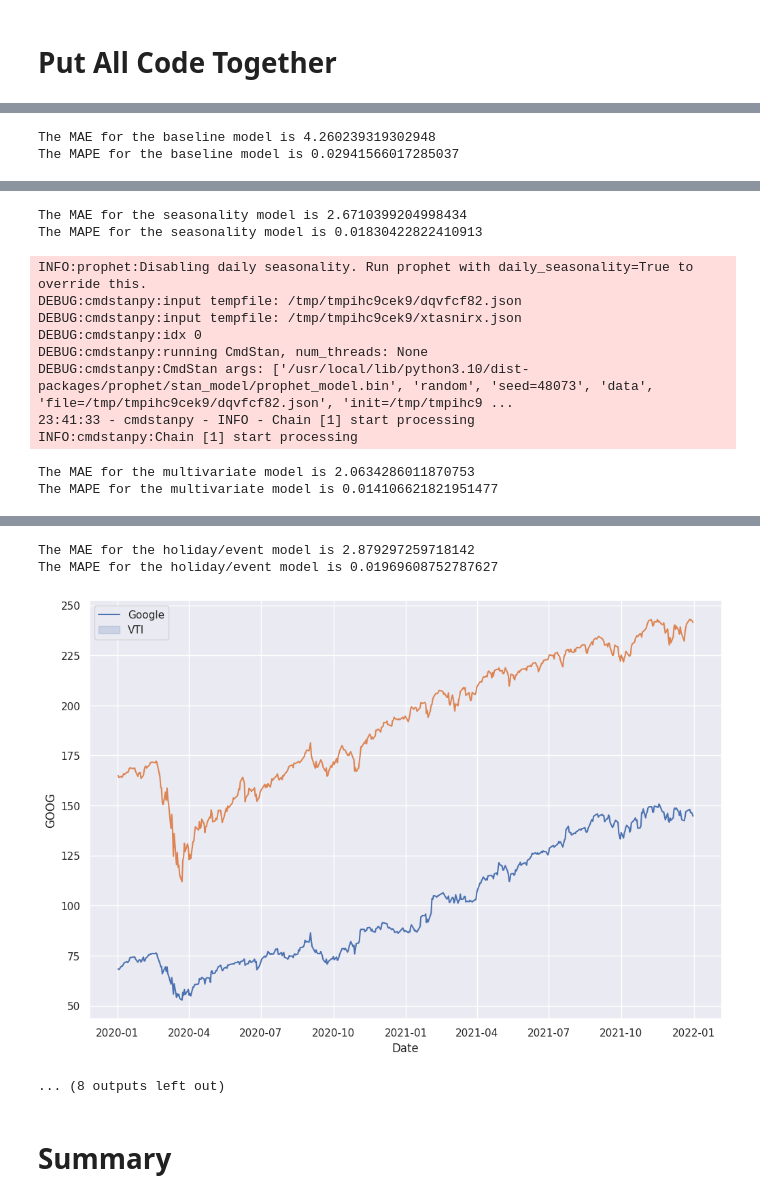
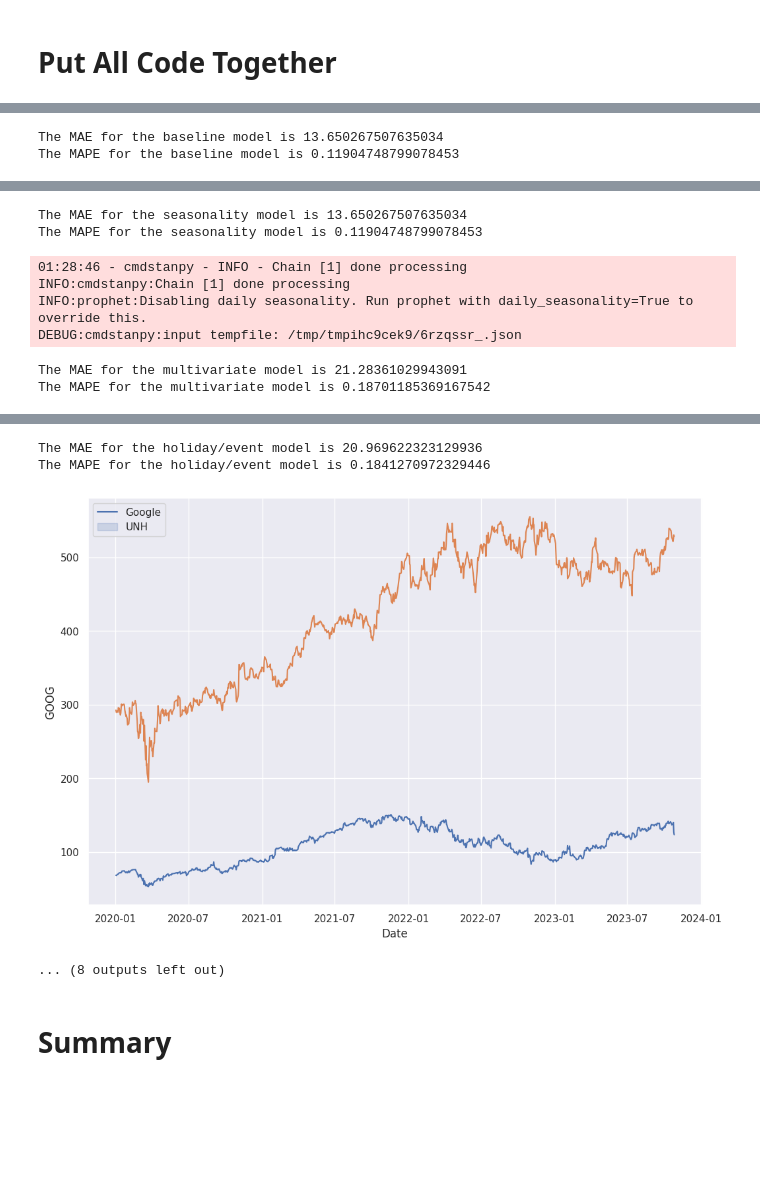
Before and after one commit to HowardHNguyen/ML_DL_Time_Series_by_Python, a Jupyter notebook: Multivariate_Time_Series_Forecasting_with_Seasonality_and_Holiday_Effect_Using_Prophet_in_Python.ipynb, the cells around one changed output, grey strips where cells are left out. Saved outputs shown, nothing was run; the diff lists cells and outputs as text; code cells hidden in the pictures; blank space fills up the shorter version.

```diff
--- a/Multivariate_Time_Series_Forecasting_with_Seasonality_and_Holiday_Effect_Using_Prophet_in_Python.ipynb
+++ b/Multivariate_Time_Series_Forecasting_with_Seasonality_and_Holiday_Effect_Using_Prophet_in_Python.ipynb
@@ -654,13 +654,13 @@ from sklearn.metrics import mean_absolute_error, mean_absolute_percentage_error
 start_date = '2020-01-02'
 
 # Data end date. yfinance excludes the end date, so we need to add one day to the last day of data
-end_date = '2022-01-01'
+end_date = '2023-10-27'
 
 # Date for splitting training and testing dataset
-train_end_date = '2021-12-15'
+train_end_date = '2023-05-01'
 
 # Pull close data from Yahoo Finance for the list of tickers
-ticker_list = ['GOOG', 'VTI']
+ticker_list = ['GOOG', 'UNH']
 data = yf.download(ticker_list, start=start_date, end=end_date)[['Close']]
 
 # Take a look at the data
@@ -678,15 +678,15 @@ data.info()
 # Visualize data using seaborn
 sns.set(rc={'figure.figsize':(12,8)})
 sns.lineplot(x=data.index, y=data['GOOG'])
-sns.lineplot(x=data.index, y=data['VTI'])
-plt.legend(['Google', 'VTI'])
+sns.lineplot(x=data.index, y=data['UNH'])
+plt.legend(['Google', 'UNH'])
 
 
 ###### Step 3: Data Processing
 
 # Change variable names
 data = data.reset_index()
-data.columns = ['ds', 'y', 'VTI']
+data.columns = ['ds', 'y', 'UNH']
 
 # Take a look at the data
 data.head()
@@ -782,7 +782,7 @@ print(f'The MAPE for the seasonality model is {performance_season_MAPE}')
 model_multivariate = Prophet(yearly_seasonality=True, weekly_seasonality=True)
 
 # Add regressor
-model_multivariate.add_regressor('VTI', standardize=False)
+model_multivariate.add_regressor('UNH', standardize=False)
 
 # Fit the model on the training dataset
 model_multivariate.fit(train)
@@ -791,7 +791,7 @@ model_multivariate.fit(train)
 future_multivariate = model_multivariate.make_future_dataframe(periods=16)
 
 # Append the regressor values
-future_multivariate = pd.merge(future_multivariate, data[['ds', 'VTI']], on='ds', how='inner')
+future_multivariate = pd.merge(future_multivariate, data[['ds', 'UNH']], on='ds', how='inner')
 
 # Fill the missing values with the previous value
 future_multivariate = future_multivariate.fillna(method='ffill')
@@ -851,7 +851,7 @@ model_holiday = Prophet(yearly_seasonality=True, weekly_seasonality=True, holida
 model_holiday.add_country_holidays(country_name='US')
 
 # Add regressor
-model_holiday.add_regressor('VTI', standardize=False)
+model_holiday.add_regressor('UNH', standardize=False)
 
 # Fit the model on the training dataset
 model_holiday.fit(train)
@@ -863,7 +863,7 @@ model_holiday.train_holiday_names
 future_holiday = model_holiday.make_future_dataframe(periods=16)
 
 # Append the regressor values
-future_holiday = pd.merge(future_holiday, data[['ds', 'VTI']], on='ds', how='inner')
+future_holiday = pd.merge(future_holiday, data[['ds', 'UNH']], on='ds', how='inner')
 
 # Fill the missing values with the previous value
 future_holiday = future_holiday.fillna(method='ffill')
@@ -941,3 +940,3 @@ DEBUG:cmdstanpy:CmdStan args: ['/usr/local/lib/python3.10/dist-packages/prophet/
 INFO:cmdstanpy:Chain [1] start processing
-The MAE for the baseline model is 4.260239319302948
-The MAPE for the baseline model is 0.02941566017285037
+The MAE for the baseline model is 13.650267507635034
+The MAPE for the baseline model is 0.11904748799078453
@@ -956,12 +953,8 @@ INFO:cmdstanpy:Chain [1] done processing
-The MAE for the seasonality model is 2.6710399204998434
-The MAPE for the seasonality model is 0.01830422822410913
+The MAE for the seasonality model is 13.650267507635034
+The MAPE for the seasonality model is 0.11904748799078453
+01:28:46 - cmdstanpy - INFO - Chain [1] done processing
+INFO:cmdstanpy:Chain [1] done processing
 INFO:prophet:Disabling daily seasonality. Run prophet with daily_seasonality=True to override this.
-DEBUG:cmdstanpy:input tempfile: /tmp/tmpihc9cek9/dqvfcf82.json
-DEBUG:cmdstanpy:input tempfile: /tmp/tmpihc9cek9/xtasnirx.json
-DEBUG:cmdstanpy:idx 0
-DEBUG:cmdstanpy:running CmdStan, num_threads: None
-DEBUG:cmdstanpy:CmdStan args: ['/usr/local/lib/python3.10/dist-packages/prophet/stan_model/prophet_model.bin', 'random', 'seed=48073', 'data', 'file=/tmp/tmpihc9cek9/dqvfcf82.json', 'init=/tmp/tmpihc9 ...
-23:41:33 - cmdstanpy - INFO - Chain [1] start processing
-INFO:cmdstanpy:Chain [1] start processing
+DEBUG:cmdstanpy:input tempfile: /tmp/tmpihc9cek9/6rzqssr_.json
-The MAE for the multivariate model is 2.0634286011870753
-The MAPE for the multivariate model is 0.014106621821951477
+The MAE for the multivariate model is 21.28361029943091
+The MAPE for the multivariate model is 0.18701185369167542
@@ -969,7 +968,7 @@ The MAPE for the multivariate model is 0.014106621821951477
 INFO:cmdstanpy:Chain [1] done processing
-The MAE for the holiday/event model is 2.879297259718142
-The MAPE for the holiday/event model is 0.01969608752787627
+The MAE for the holiday/event model is 20.969622323129936
+The MAPE for the holiday/event model is 0.1841270972329446
-[figure, old version]
+[figure, new version]
 ... (8 outputs left out)
 # %% [markdown]
 # Summary
```
Also changed, not shown: parts of 29 cells of this notebook.
